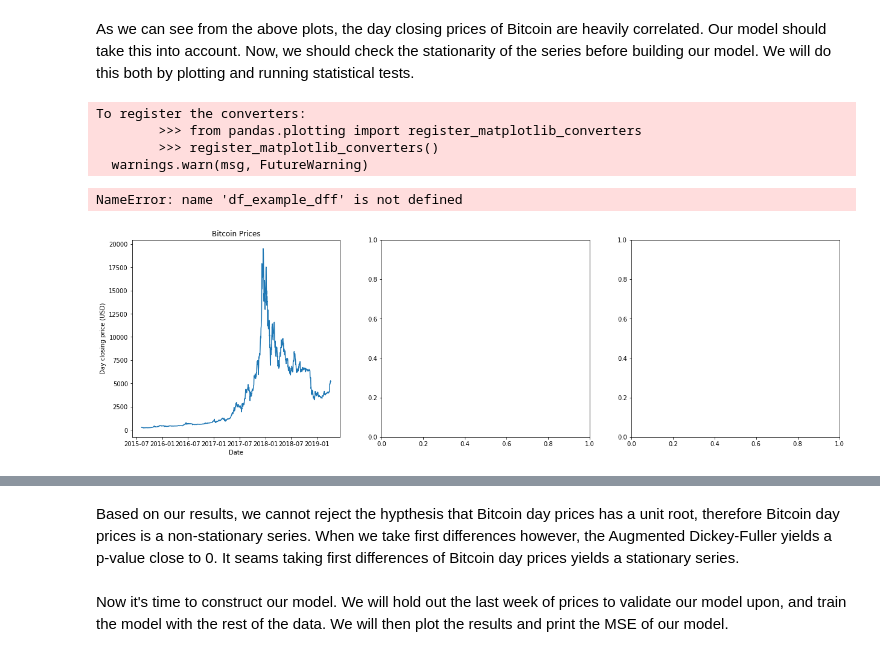
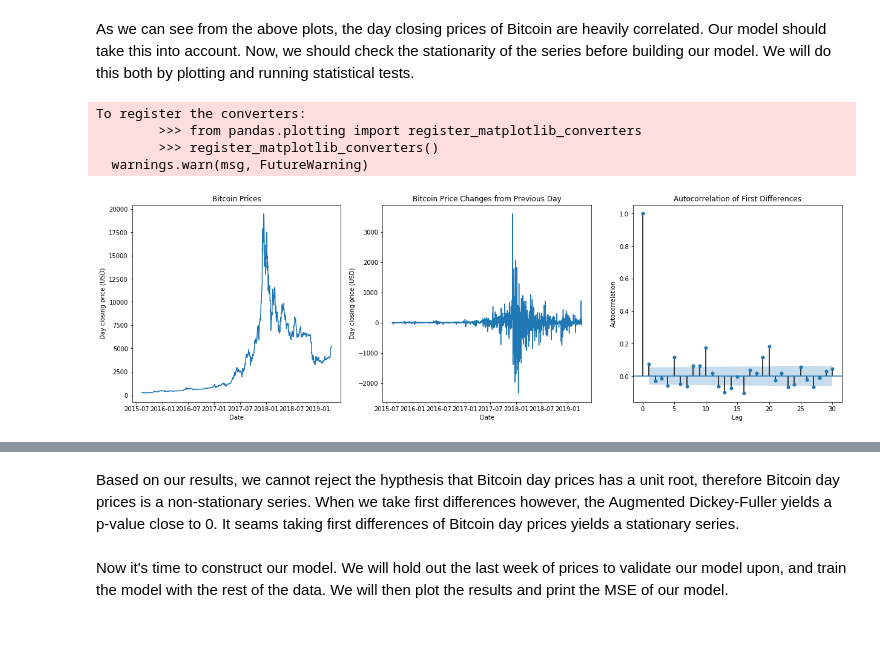
Before and after one commit to alexgoldsmith/coinbot, a Jupyter notebook: crypto_notebook.ipynb, the cells around one changed output, grey strips where cells are left out. Drawn from its saved outputs; the diff is of its cells as text; code cells hidden in the pictures.

```diff
--- a/crypto_notebook.ipynb
+++ b/crypto_notebook.ipynb
@@ -136,30 +136,29 @@ As we can see from the above plots, the day closing prices of Bitcoin are heavil
 # %%
 #Take first differences
 df_example_diff = df_example.diff()
 df_example_diff = df_example_diff.dropna()
 
 #Plot values
 fig, ax = plt.subplots(1,3, figsize = (21,6))
 ax[0].plot(df_example['BTC'])
 ax[0].set_title('Bitcoin Prices')
 ax[0].set_ylabel('Day closing price (USD)')
 ax[0].set_xlabel('Date')
-ax[1].plot(df_example_dff['BTC'])
+ax[1].plot(df_example_diff['BTC'])
 ax[1].set_title('Bitcoin Price Changes from Previous Day')
 ax[1].set_ylabel('Day closing price (USD)')
 ax[1].set_xlabel('Date')
-plot_acf(df_example_dff.BTC, lags = 30, ax = ax[2])
+plot_acf(df_example_diff.BTC, lags = 30, ax = ax[2])
 ax[2].set_title('Autocorrelation of First Differences')
 ax[2].set_ylabel('Autocorrelation')
 ax[2].set_xlabel('Lag')
 plt.show()
 # %% [output]
 To register the converters:
         >>> from pandas.plotting import register_matplotlib_converters
         >>> register_matplotlib_converters()
   warnings.warn(msg, FutureWarning)
-NameError: name 'df_example_dff' is not defined
-[figure, old version]
+[figure, new version]
 # %%
 from statsmodels.tsa.stattools import adfuller
 results = adfuller(df_example['BTC'])
```
Also changed, not shown: parts of 4 cells of this notebook, 1 other file.
